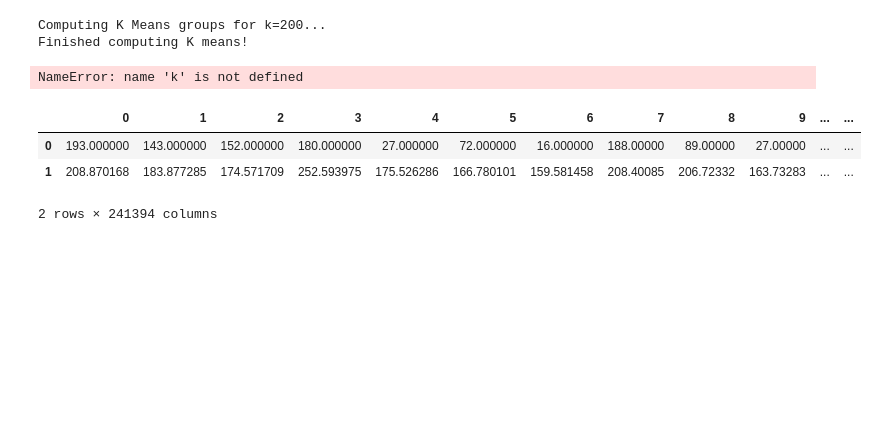
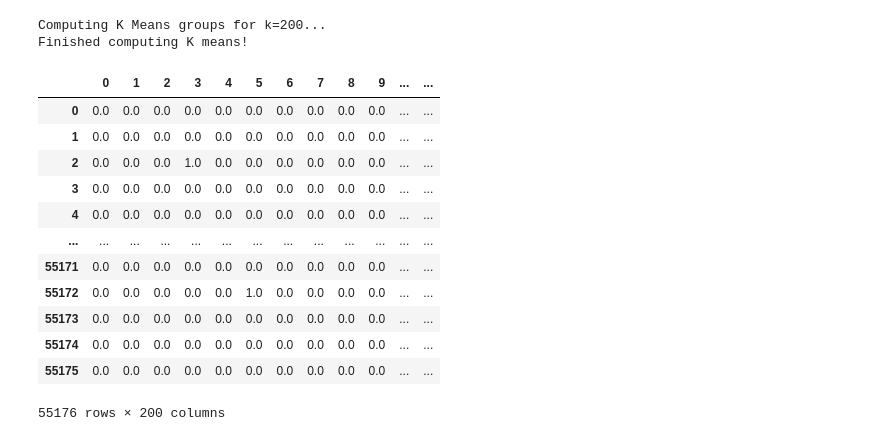
Before and after one commit to PaulErpen/Machine-Learning---Deep-Learning-Exercise, a Jupyter notebook: Traditional_Machine_Learning_Zalando.ipynb, the cells around one changed output. Saved outputs shown, nothing was run; the diff lists cells and outputs as text; code cells hidden in the pictures; blank space fills up the shorter version.

```diff
--- a/Traditional_Machine_Learning_Zalando.ipynb
+++ b/Traditional_Machine_Learning_Zalando.ipynb
@@ -358,7 +358,5 @@ vocabulary = compute_vocabulary(descriptor_list_float)
 Computing K Means groups for k=200...
 Finished computing K means!
 # %%
-image_features = compute_image_features(descriptor_list, vocabulary)
+train_image_features = compute_image_features(train_descriptor_list, vocabulary)
-# %% [output]
-NameError: name 'k' is not defined
 # %%
@@ -367,8 +365,17 @@ df_image_features.to_csv("saves/zalando_sift_train.csv", index=False)
 # %%
-df_image_features = pd.read_csv("saves/zalando_sift_train.csv")
-display(df_image_features)
+df_train_image_features = pd.read_csv("saves/zalando_sift_train.csv")
+display(df_train_image_features)
 # %% [output]
 |  | 0 | 1 | 2 | 3 | 4 | 5 | 6 | 7 | 8 | 9 | ... | ... |
-| 0 | 193.000000 | 143.000000 | 152.000000 | 180.000000 | 27.000000 | 72.000000 | 16.000000 | 188.00000 | 89.00000 | 27.00000 | ... | ... |
-| 1 | 208.870168 | 183.877285 | 174.571709 | 252.593975 | 175.526286 | 166.780101 | 159.581458 | 208.40085 | 206.72332 | 163.73283 | ... | ... |
+| 0 | 0.0 | 0.0 | 0.0 | 0.0 | 0.0 | 0.0 | 0.0 | 0.0 | 0.0 | 0.0 | ... | ... |
+| 1 | 0.0 | 0.0 | 0.0 | 0.0 | 0.0 | 0.0 | 0.0 | 0.0 | 0.0 | 0.0 | ... | ... |
+| 2 | 0.0 | 0.0 | 0.0 | 1.0 | 0.0 | 0.0 | 0.0 | 0.0 | 0.0 | 0.0 | ... | ... |
+| 3 | 0.0 | 0.0 | 0.0 | 0.0 | 0.0 | 0.0 | 0.0 | 0.0 | 0.0 | 0.0 | ... | ... |
+| 4 | 0.0 | 0.0 | 0.0 | 0.0 | 0.0 | 0.0 | 0.0 | 0.0 | 0.0 | 0.0 | ... | ... |
+| ... | ... | ... | ... | ... | ... | ... | ... | ... | ... | ... | ... | ... |
+| 55171 | 0.0 | 0.0 | 0.0 | 0.0 | 0.0 | 0.0 | 0.0 | 0.0 | 0.0 | 0.0 | ... | ... |
+| 55172 | 0.0 | 0.0 | 0.0 | 0.0 | 0.0 | 1.0 | 0.0 | 0.0 | 0.0 | 0.0 | ... | ... |
+| 55173 | 0.0 | 0.0 | 0.0 | 0.0 | 0.0 | 0.0 | 0.0 | 0.0 | 0.0 | 0.0 | ... | ... |
+| 55174 | 0.0 | 0.0 | 0.0 | 0.0 | 0.0 | 0.0 | 0.0 | 0.0 | 0.0 | 0.0 | ... | ... |
+| 55175 | 0.0 | 0.0 | 0.0 | 0.0 | 0.0 | 0.0 | 0.0 | 0.0 | 0.0 | 0.0 | ... | ... |
-2 rows × 241394 columns
+55176 rows × 200 columns
```
Also changed, not shown: parts of 8 cells of this notebook, 1 other file.
